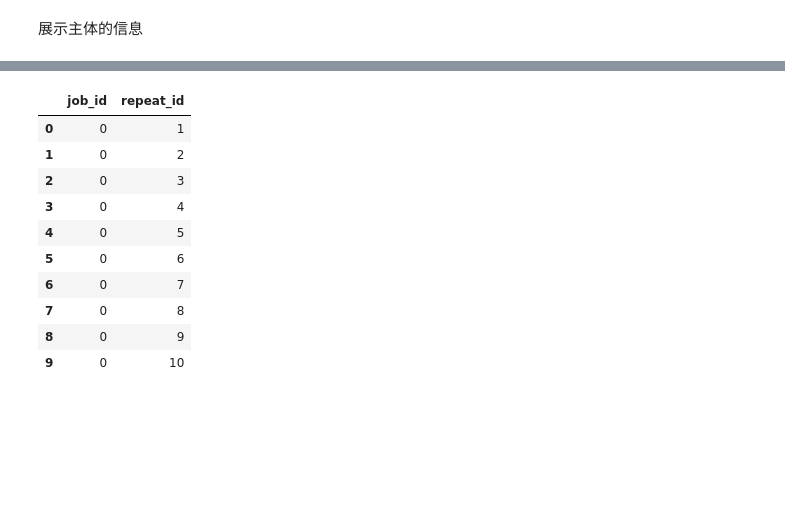
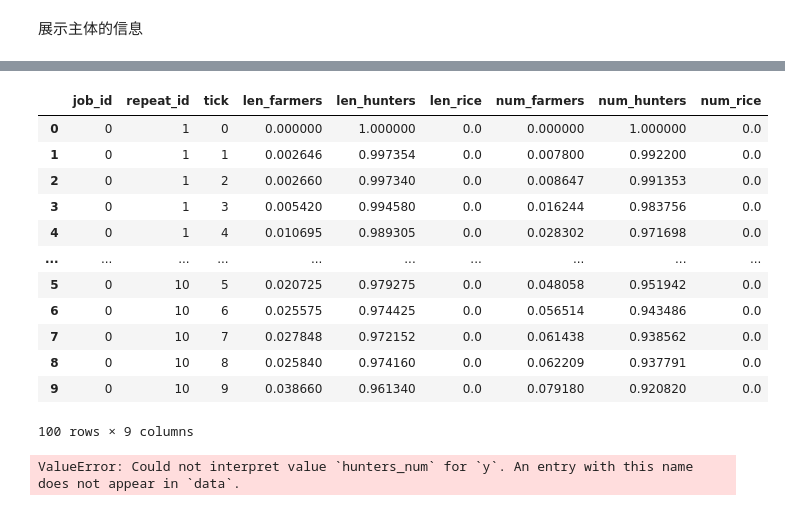
Before and after one commit to SongshGeo/South-China-Livehood-Evolution, a Jupyter notebook: docs/demo.ipynb, the cells around one changed output, grey strips where cells are left out. Saved outputs shown, nothing was run; the diff lists cells and outputs as text; code cells hidden in the pictures; blank space fills up the shorter version.

```diff
--- a/docs/demo.ipynb
+++ b/docs/demo.ipynb
@@ -130,5 +129,5 @@ np.log10(model.nature.get_xarray("farmers").where(model.nature.mask)).plot()
 # %%
-from abses import Experiment
+from abses_sce.exp import MyExperiment
 
-exp = Experiment(Model)
-exp.batch_run(cfg=cfg, repeats=10, parallels=10)
+exp = MyExperiment(Model)
+exp.batch_run(cfg=cfg, repeats=10, parallels=5)
@@ -135,14 +153,16 @@ exp.batch_run(cfg=cfg, repeats=10, parallels=10)
 # %%
-exp.summary()
+exp.get_model_vars_dataframe()
 # %% [output]
-|  | job_id | repeat_id |
-| 0 | 0 | 1 |
-| 1 | 0 | 2 |
-| 2 | 0 | 3 |
-| 3 | 0 | 4 |
-| 4 | 0 | 5 |
-| 5 | 0 | 6 |
-| 6 | 0 | 7 |
-| 7 | 0 | 8 |
-| 8 | 0 | 9 |
-| 9 | 0 | 10 |
+|  | job_id | repeat_id | tick | len_farmers | len_hunters | len_rice | num_farmers | num_hunters | num_rice |
+| 0 | 0 | 1 | 0 | 0.000000 | 1.000000 | 0.0 | 0.000000 | 1.000000 | 0.0 |
+| 1 | 0 | 1 | 1 | 0.002646 | 0.997354 | 0.0 | 0.007800 | 0.992200 | 0.0 |
+| 2 | 0 | 1 | 2 | 0.002660 | 0.997340 | 0.0 | 0.008647 | 0.991353 | 0.0 |
+| 3 | 0 | 1 | 3 | 0.005420 | 0.994580 | 0.0 | 0.016244 | 0.983756 | 0.0 |
+| 4 | 0 | 1 | 4 | 0.010695 | 0.989305 | 0.0 | 0.028302 | 0.971698 | 0.0 |
+| ... | ... | ... | ... | ... | ... | ... | ... | ... | ... |
+| 5 | 0 | 10 | 5 | 0.020725 | 0.979275 | 0.0 | 0.048058 | 0.951942 | 0.0 |
+| 6 | 0 | 10 | 6 | 0.025575 | 0.974425 | 0.0 | 0.056514 | 0.943486 | 0.0 |
+| 7 | 0 | 10 | 7 | 0.027848 | 0.972152 | 0.0 | 0.061438 | 0.938562 | 0.0 |
+| 8 | 0 | 10 | 8 | 0.025840 | 0.974160 | 0.0 | 0.062209 | 0.937791 | 0.0 |
+| 9 | 0 | 10 | 9 | 0.038660 | 0.961340 | 0.0 | 0.079180 | 0.920820 | 0.0 |
+100 rows × 9 columns
@@ -148,0 +171,8 @@ exp.summary()
+# %%
+data = exp.get_model_vars_dataframe()
+
+import seaborn as sns
+
+sns.lineplot(data, x="tick", y="hunters_num", hue="job_id")
+# %% [output]
+ValueError: Could not interpret value `hunters_num` for `y`. An entry with this name does not appear in `data`.
```
Also changed, not shown: parts of 17 cells of this notebook, 4 other files.
